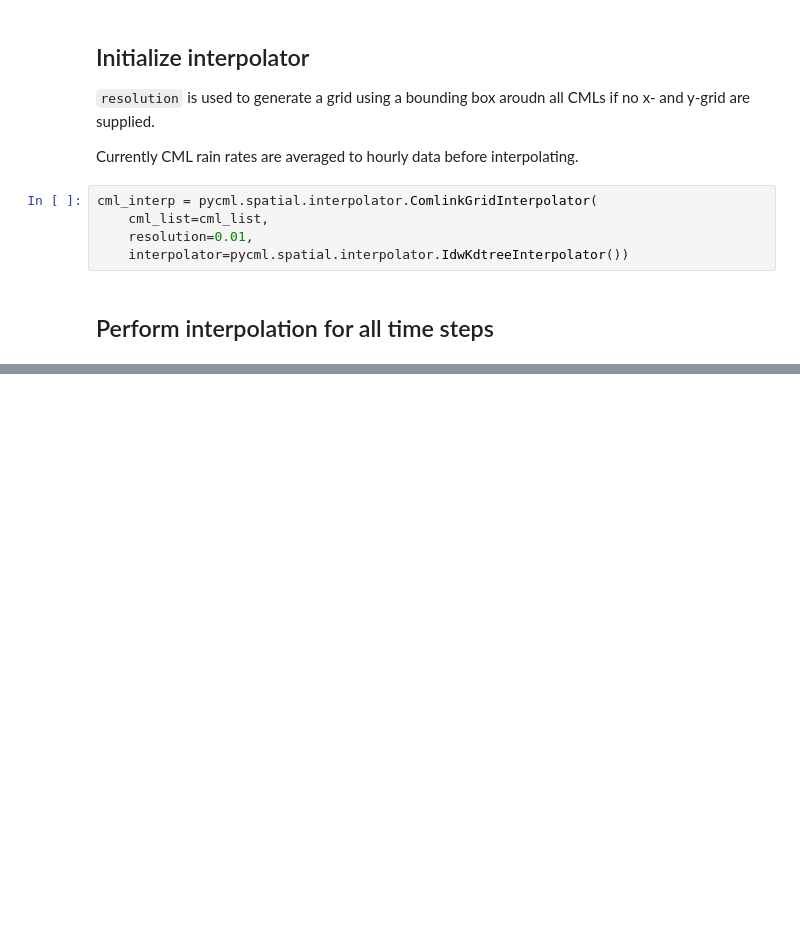
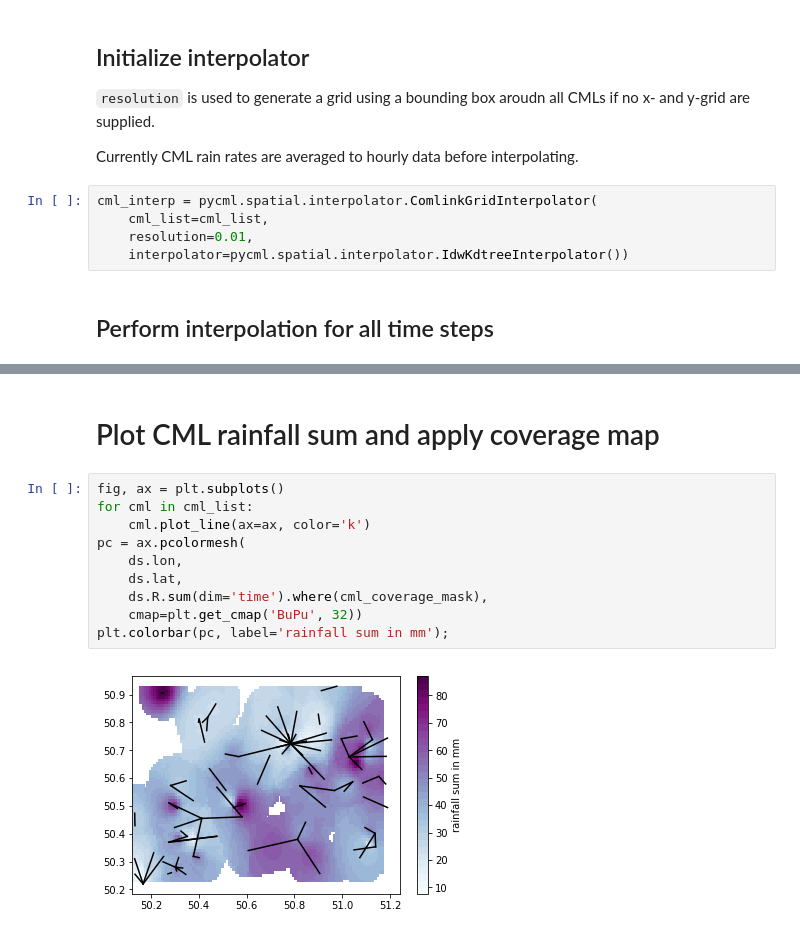
Before and after one commit to pycomlink/pycomlink, a Jupyter notebook: notebooks/Spatial interpolation.ipynb, the cells around one changed output, grey strips where cells are left out. Drawn from its saved outputs; the diff is of its cells as text; blank space fills up the shorter version.

```diff
--- a/notebooks/Spatial interpolation.ipynb
+++ b/notebooks/Spatial interpolation.ipynb
@@ -76,0 +125,14 @@ fig.colorbar(pc, cax=cbar_ax, label='Hourly rainfall sum in mm');
+# %% [markdown]
+# Plot CML rainfall sum and apply coverage map
+# %%
+fig, ax = plt.subplots()
+for cml in cml_list:
+    cml.plot_line(ax=ax, color='k')
+pc = ax.pcolormesh(
+    ds.lon,
+    ds.lat,
+    ds.R.sum(dim='time').where(cml_coverage_mask),
+    cmap=plt.get_cmap('BuPu', 32))
+plt.colorbar(pc, label='rainfall sum in mm');
+# %% [output]
+[figure, added]
```
Also changed, not shown: parts of 10 cells of this notebook, 1 other file.
